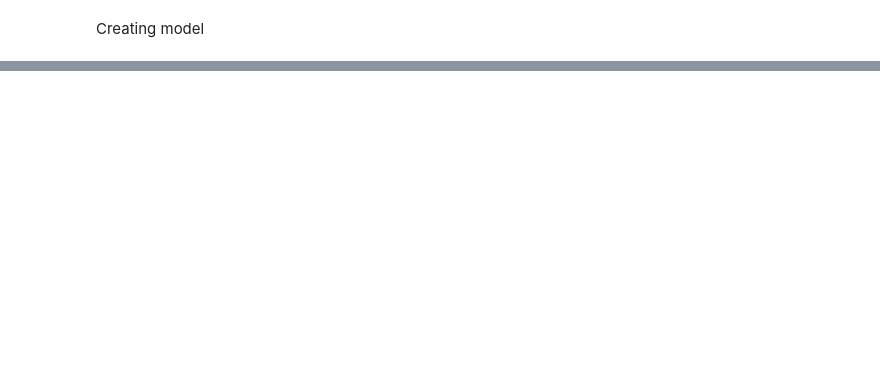
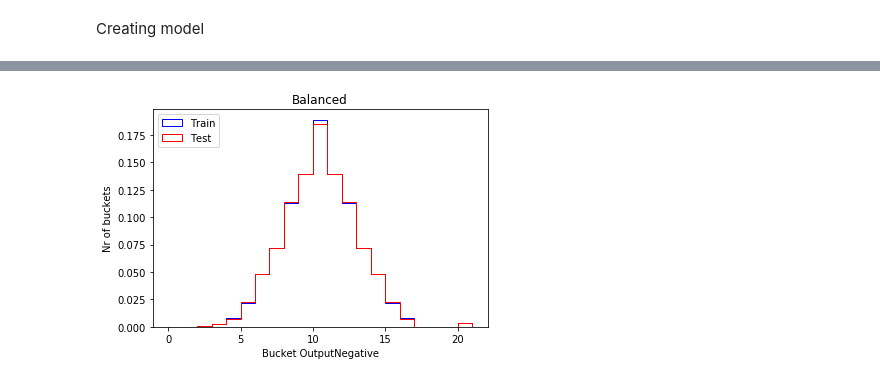
Before and after one commit to lciucu/TrackML, a Jupyter notebook: NN.ipynb, the cells around one changed output, grey strips where cells are left out. Drawn from its saved outputs; the diff is of its cells as text; code cells hidden in the pictures; blank space fills up the shorter version.

```diff
--- a/NN.ipynb
+++ b/NN.ipynb
@@ -8,4 +18,6 @@ import pandas as pd
 # %%
+debug=False
+verbose=True
 doTrain=True
 doLoadModel=True
 doLoadMetrics=True
@@ -14,10 +26,12 @@ doPredict=True
 doLoadPredict=True
 doCalculateMetrics2=True
 doPlotMetrics2=True
-
-modelName="ModelAdam001_min0_AllEvents"
+doCalculateMetrics3=True
+doPlotMetrics3=True
+modelName="Balanced"
 numberOfEpochs=120
 batchSize=50000
+extensions="png,pdf"
 # %%
 os.getcwd()
 # %% [output]
@@ -1005,0 +775,19 @@ TestbHits Percent TP=18.6 FP=9.2 FN=20.1 TN=52.1
+# %%
+# overlay train and test we expect train to be better than test
+def plot_train_test_OutputNegative(nparray_bucket_OutputNegative_Train,nparray_bucket_OutputNegative_Test,modelName):
+    plt.hist(nparray_bucket_OutputNegative_Train,bins=[i for i in range(22)],density=True,alpha=1,color="blue",histtype='step',label="Train")
+    plt.hist(nparray_bucket_OutputNegative_Test,bins=[i for i in range(22)],density=True,alpha=1,color="red",histtype='step',label="Test")
+    plt.ylabel('Nr of buckets')
+    plt.xlabel('Bucket OutputNegative')
+    plt.title(modelName)
+    plt.legend(loc='upper left')
+    #plt.ylim(bottom=0,top=250)
+    #plt.show()
+    outputFileNameStem="NN_5_"+modelName+"_"+str(numberOfEpochs)+"_"+str(batchSize)
+    for extension in extensions.split(","):
+        plt.savefig(outputFolderName+"/"+outputFileNameStem+"_histo_OutputNegative."+extension)
+# done function
+if doPlotMetrics2:
+    plot_train_test_OutputNegative(nparray_bucket_OutputNegative_Train,nparray_bucket_OutputNegative_Test,modelName)
+# %% [output]
+[figure, added]
```
Also changed, not shown: parts of 75 cells of this notebook, 7 other files.
